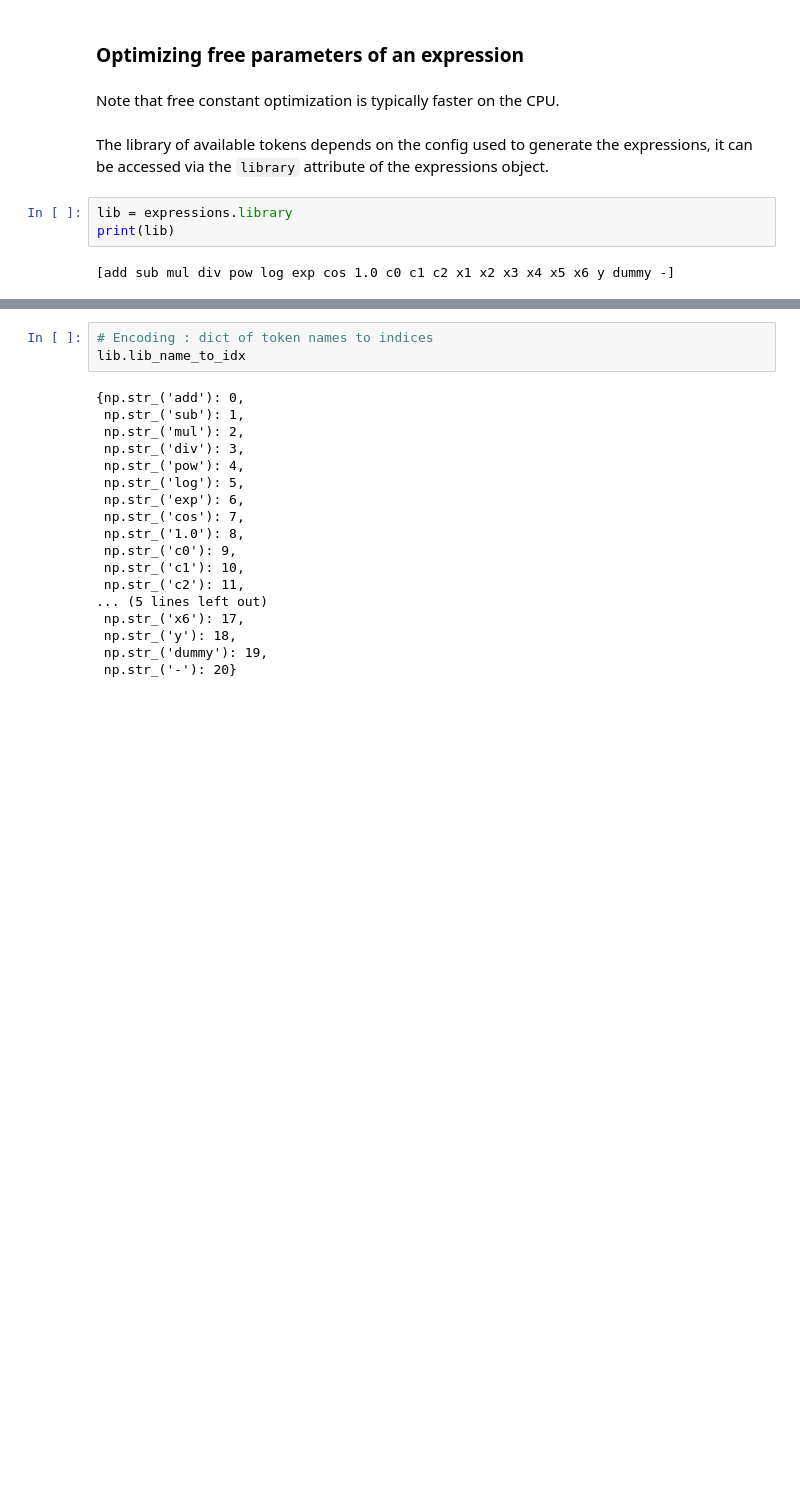
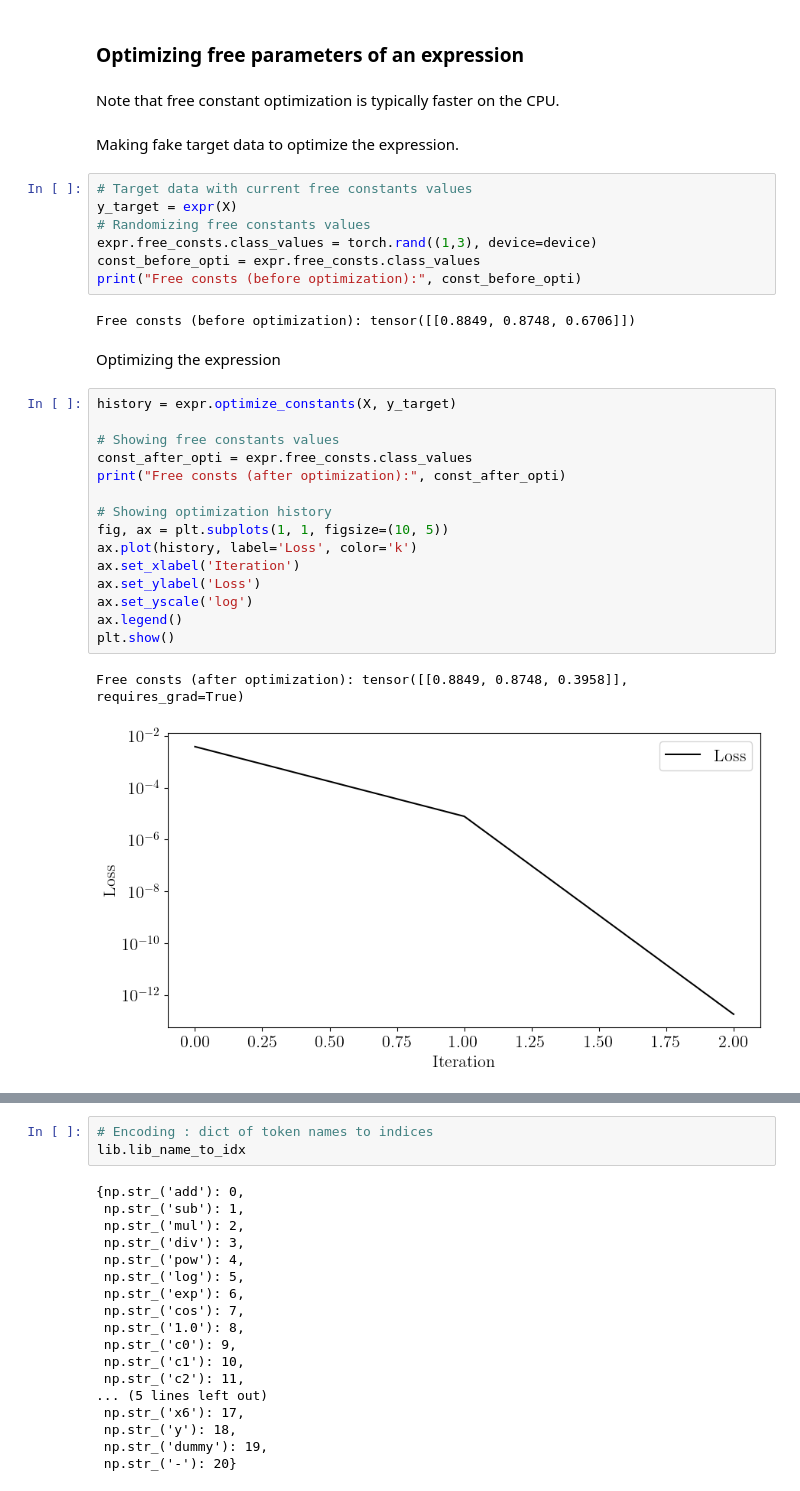
Before and after one commit to WassimTenachi/PhySO, a Jupyter notebook: demos/toolkit/random_sampler_demo.ipynb, the cells around one changed output, grey strips where cells are left out. Drawn from its saved outputs; the diff is of its cells as text; blank space fills up the shorter version.

Commit message:
opti tuto

```diff
--- a/demos/toolkit/random_sampler_demo.ipynb
+++ b/demos/toolkit/random_sampler_demo.ipynb
@@ -368,10 +350,34 @@ Free consts: tensor([[0.3278, 0.6532, 0.3958]])
 ### Optimizing free parameters of an expression
 # %% [markdown]
 Note that free constant optimization is typically faster on the CPU.
-# %% [markdown]
-The library of available tokens depends on the config used to generate the expressions, it can be accessed via the `library` attribute of the expressions object.
-# %%
-lib = expressions.library
-print(lib)
-# %% [output]
-[add sub mul div pow log exp cos 1.0 c0 c1 c2 x1 x2 x3 x4 x5 x6 y dummy -]
+# %% [markdown]
+Making fake target data to optimize the expression.
+# %%
+# Target data with current free constants values
+y_target = expr(X)
+# Randomizing free constants values
+expr.free_consts.class_values = torch.rand((1,3), device=device)
+const_before_opti = expr.free_consts.class_values
+print("Free consts (before optimization):", const_before_opti)
+# %% [output]
+Free consts (before optimization): tensor([[0.8849, 0.8748, 0.6706]])
+# %% [markdown]
+Optimizing the expression
+# %%
+history = expr.optimize_constants(X, y_target)
+
+# Showing free constants values
+const_after_opti = expr.free_consts.class_values
+print("Free consts (after optimization):", const_after_opti)
+
+# Showing optimization history
+fig, ax = plt.subplots(1, 1, figsize=(10, 5))
+ax.plot(history, label='Loss', color='k')
+ax.set_xlabel('Iteration')
+ax.set_ylabel('Loss')
+ax.set_yscale('log')
+ax.legend()
+plt.show()
+# %% [output]
+Free consts (after optimization): tensor([[0.8849, 0.8748, 0.3958]], requires_grad=True)
+[figure, added]
```
Also changed, not shown: parts of 5 cells of this notebook.
